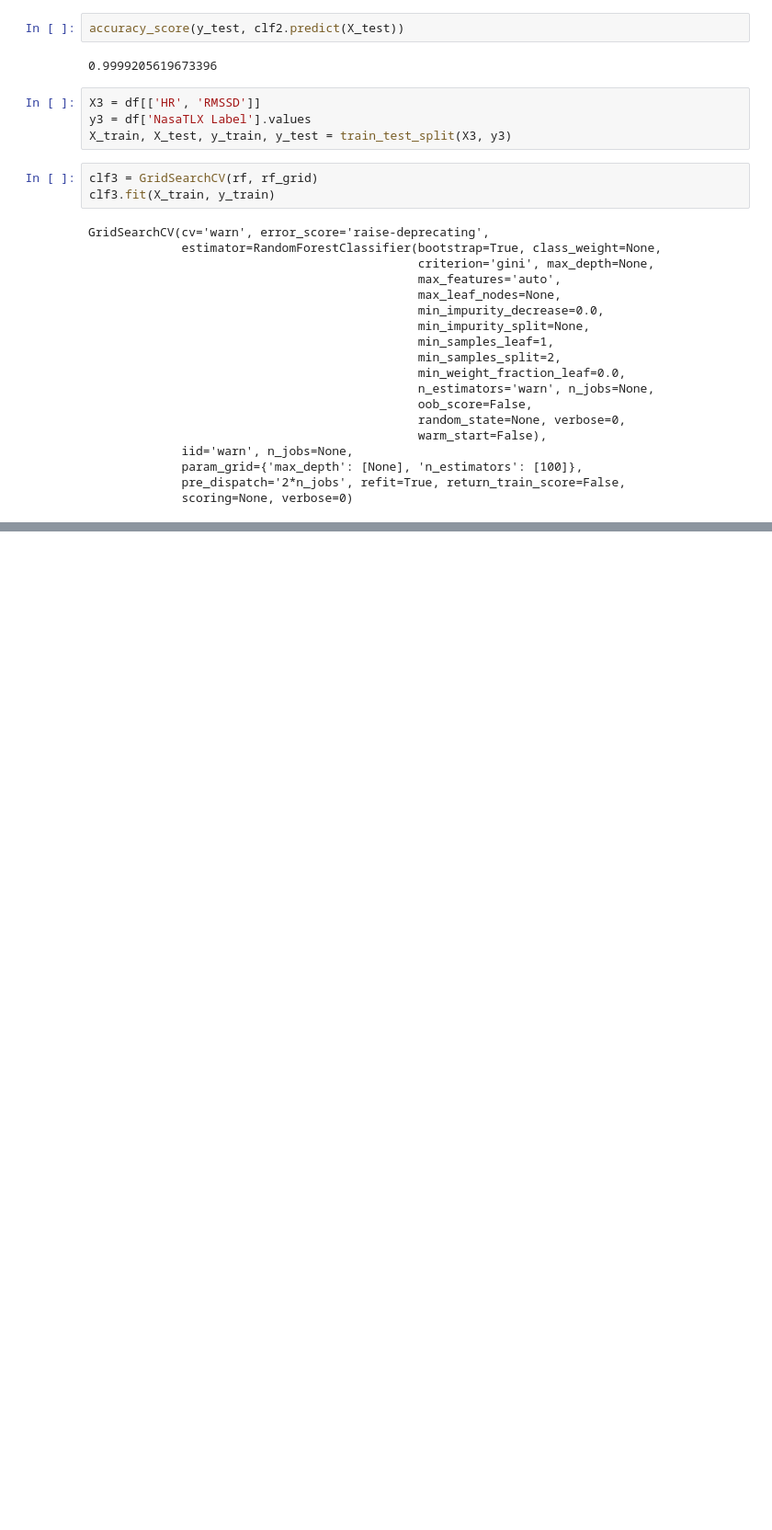
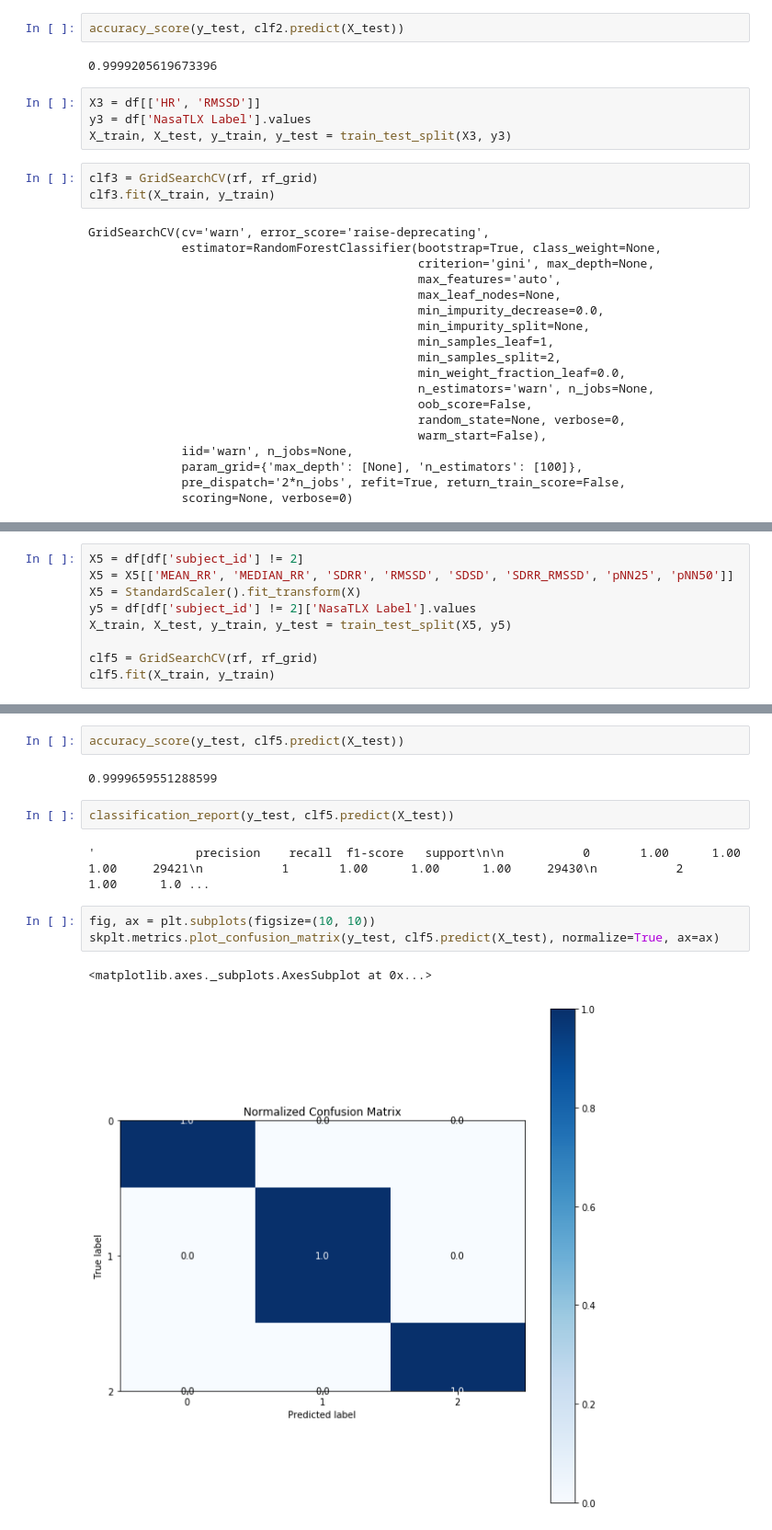
Before and after one commit to SachinGokal/capstone-two, a Jupyter notebook: notebooks/processed.ipynb, the cells around one changed output, grey strips where cells are left out. Shown at 92% size. Saved outputs shown, nothing was run; the diff lists cells and outputs as text; blank space fills up the shorter version.

```diff
--- a/notebooks/project.ipynb
+++ b/notebooks/processed.ipynb
@@ -316,0 +352,9 @@ accuracy_score(y_test, clf3.predict(X_test))
+# %%
+X5 = df[df['subject_id'] != 2]
+X5 = X5[['MEAN_RR', 'MEDIAN_RR', 'SDRR', 'RMSSD', 'SDSD', 'SDRR_RMSSD', 'pNN25', 'pNN50']]
+X5 = StandardScaler().fit_transform(X)
+y5 = df[df['subject_id'] != 2]['NasaTLX Label'].values
+X_train, X_test, y_train, y_test = train_test_split(X5, y5)
+
+clf5 = GridSearchCV(rf, rf_grid)
+clf5.fit(X_train, y_train)
@@ -316,0 +398,14 @@ accuracy_score(y_test, clf3.predict(X_test))
+# %%
+accuracy_score(y_test, clf5.predict(X_test))
+# %% [output]
+0.9999659551288599
+# %%
+classification_report(y_test, clf5.predict(X_test))
+# %% [output]
+'              precision    recall  f1-score   support\n\n           0       1.00      1.00      1.00     29421\n           1       1.00      1.00      1.00     29430\n           2       1.00      1.0 ...
+# %%
+fig, ax = plt.subplots(figsize=(10, 10))
+skplt.metrics.plot_confusion_matrix(y_test, clf5.predict(X_test), normalize=True, ax=ax)
+# %% [output]
+<matplotlib.axes._subplots.AxesSubplot at 0x...>
+[figure, added]
```
Also changed, not shown: parts of 16 cells of this notebook, 1 other file.
